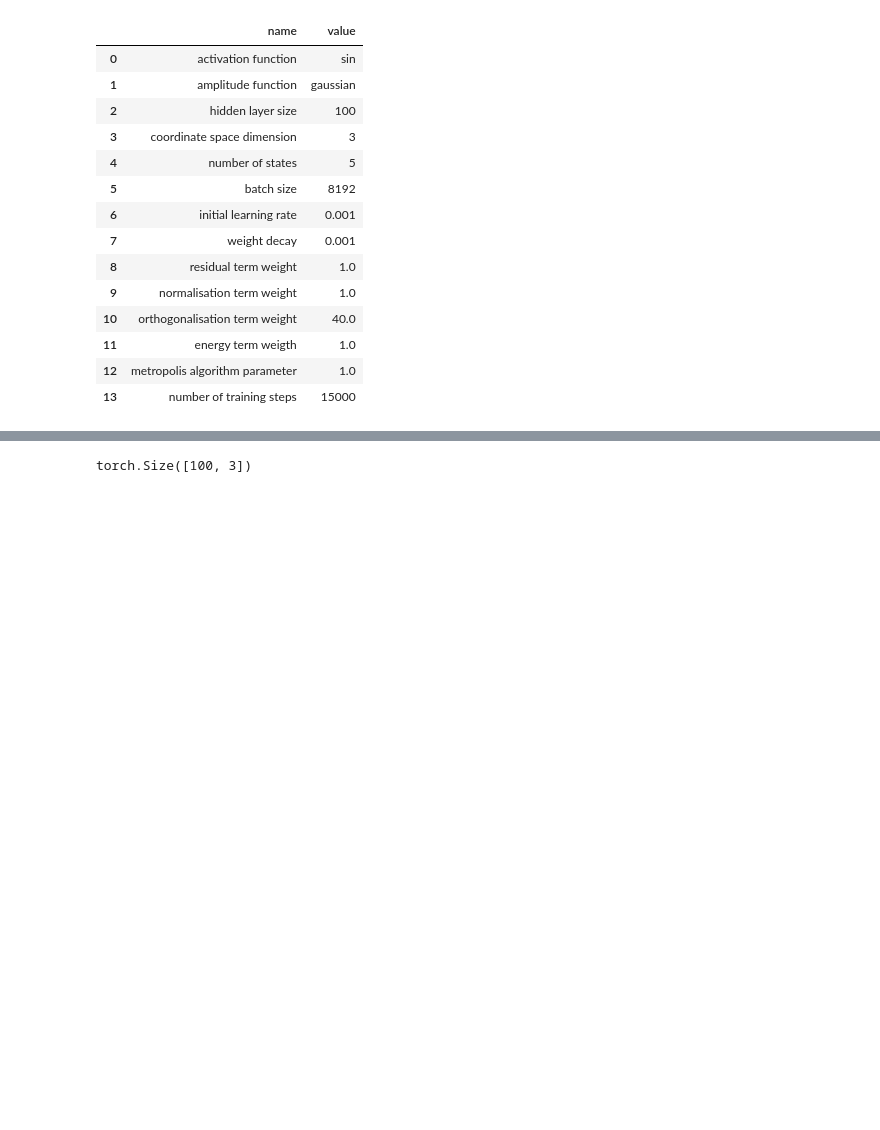
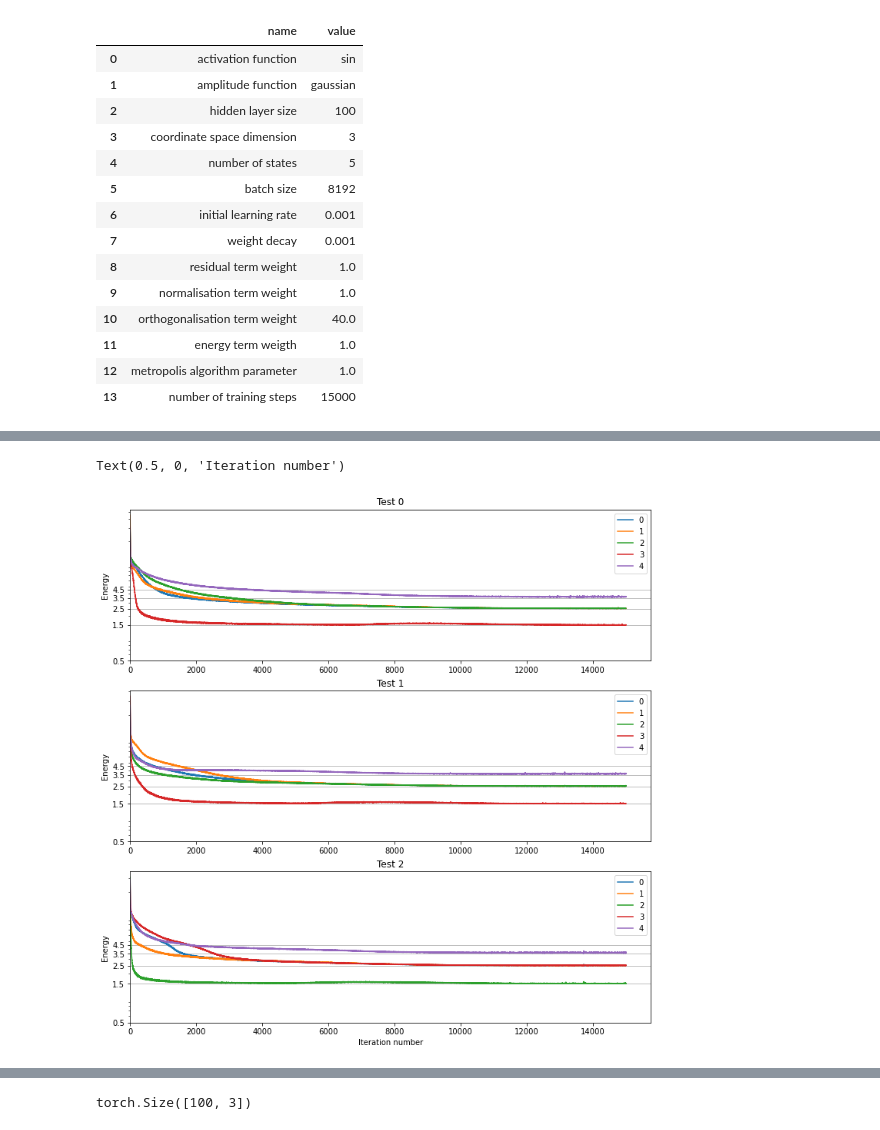
Before and after one commit to MrKozelberg/nn-based-multistate-solver-for-se, a Jupyter notebook: source/training.ipynb, the cells around one changed output, grey strips where cells are left out. Cells and saved outputs as stored; diff of their text form; code cells hidden in the pictures; blank space fills up the shorter version.

```diff
--- a/source/training.ipynb
+++ b/source/training.ipynb
@@ -133,0 +173,18 @@ KeyboardInterrupt:
+# %%
+fig, axes = plt.subplots(numberOfTests, 1, figsize=(10,10), layout='constrained')
+
+for testNumber, ax in enumerate(axes):
+    eHistory[testNumber].plot(ax=ax)
+    ax.set_yscale('log')
+    ax.grid(axis='y')
+    ax.set_ylim(1,None)
+    ax.set_xlim(0,None)
+    ax.set_ylabel('Energy')
+    ax.set_title(f"Test {testNumber}")
+    ax.set_yticks(np.arange(0.5,5.5,1))
+    ax.set_yticklabels(np.arange(0.5,5.5,1))
+
+plt.xlabel('Iteration number')
+# %% [output]
+Text(0.5, 0, 'Iteration number')
+[figure, added]
```
Also changed, not shown: parts of 14 cells of this notebook, 15 other files.
